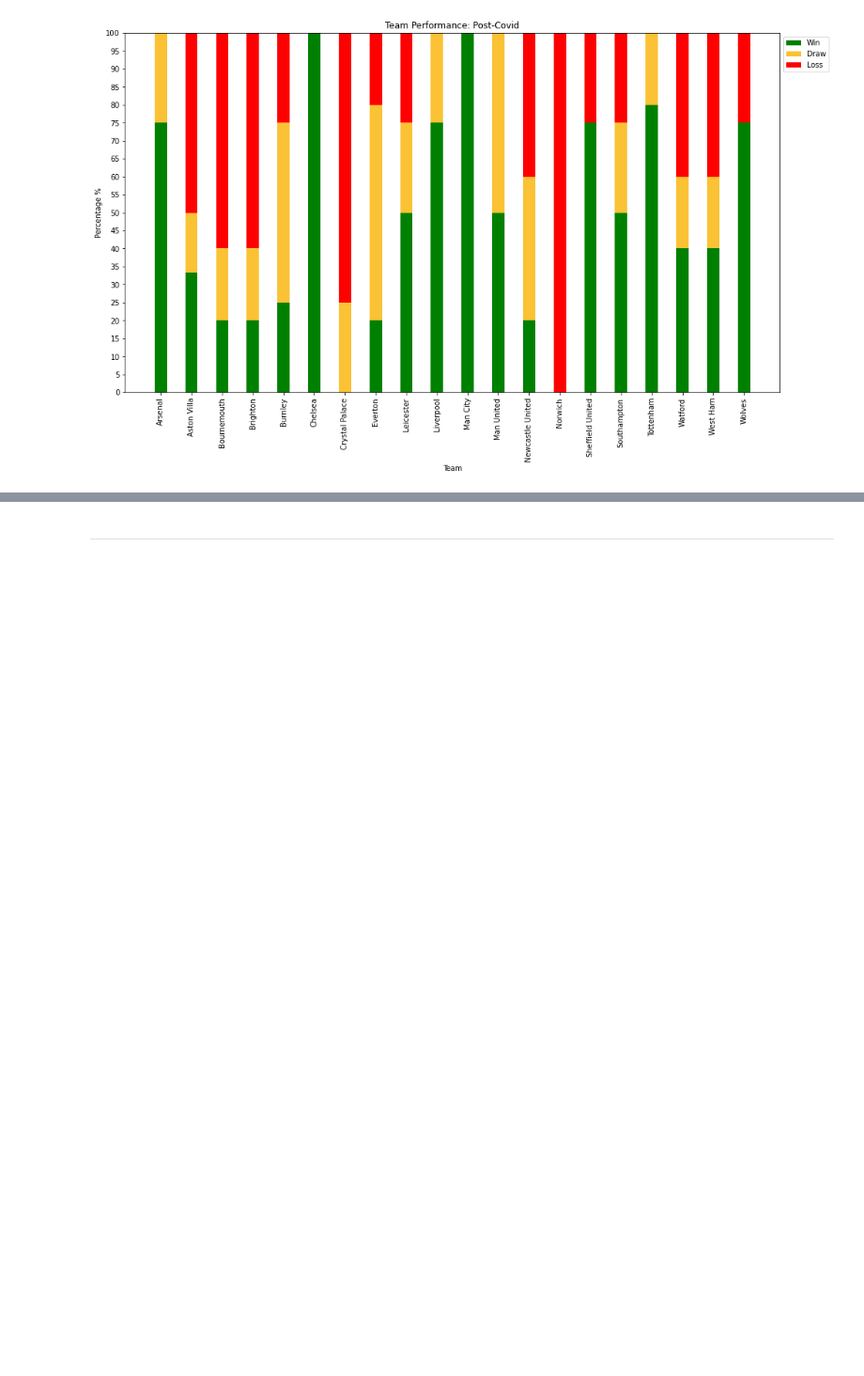
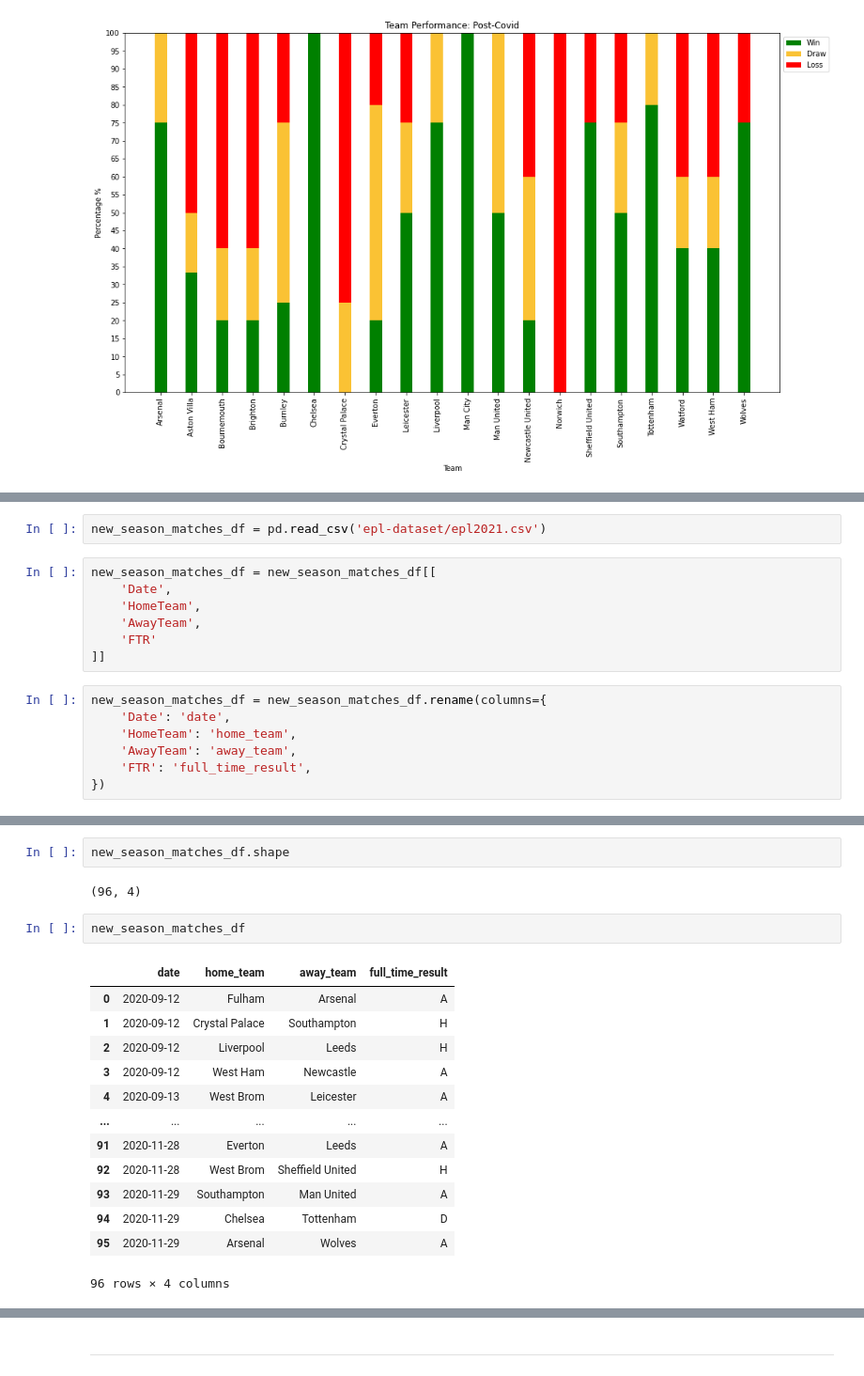
Before and after one commit to CharlesPeterMcCarthy/english-premier-league-2019-2020-statistical-analysis, a Jupyter notebook: epl-2019-2020.ipynb, the cells around one changed output, grey strips where cells are left out. Shown at 94% size. Drawn from its saved outputs; the diff is of its cells as text; blank space fills up the shorter version.

```diff
--- a/epl-2019-2020.ipynb
+++ b/epl-2019-2020.ipynb
@@ -1962,0 +1965,16 @@ plt.show()
+# %%
+new_season_matches_df = pd.read_csv('epl-dataset/epl2021.csv')
+# %%
+new_season_matches_df = new_season_matches_df[[
+    'Date',
+    'HomeTeam',
+    'AwayTeam',
+    'FTR'
+]]
+# %%
+new_season_matches_df = new_season_matches_df.rename(columns={
+    'Date': 'date',
+    'HomeTeam': 'home_team',
+    'AwayTeam': 'away_team',
+    'FTR': 'full_time_result',
+})
@@ -1962,0 +1991,20 @@ plt.show()
+# %%
+new_season_matches_df.shape
+# %% [output]
+(96, 4)
+# %%
+new_season_matches_df
+# %% [output]
+|  | date | home_team | away_team | full_time_result |
+| 0 | 2020-09-12 | Fulham | Arsenal | A |
+| 1 | 2020-09-12 | Crystal Palace | Southampton | H |
+| 2 | 2020-09-12 | Liverpool | Leeds | H |
+| 3 | 2020-09-12 | West Ham | Newcastle | A |
+| 4 | 2020-09-13 | West Brom | Leicester | A |
+| ... | ... | ... | ... | ... |
+| 91 | 2020-11-28 | Everton | Leeds | A |
+| 92 | 2020-11-28 | West Brom | Sheffield United | H |
+| 93 | 2020-11-29 | Southampton | Man United | A |
+| 94 | 2020-11-29 | Chelsea | Tottenham | D |
+| 95 | 2020-11-29 | Arsenal | Wolves | A |
+96 rows × 4 columns
```
Also changed, not shown: parts of 10 cells of this notebook.
